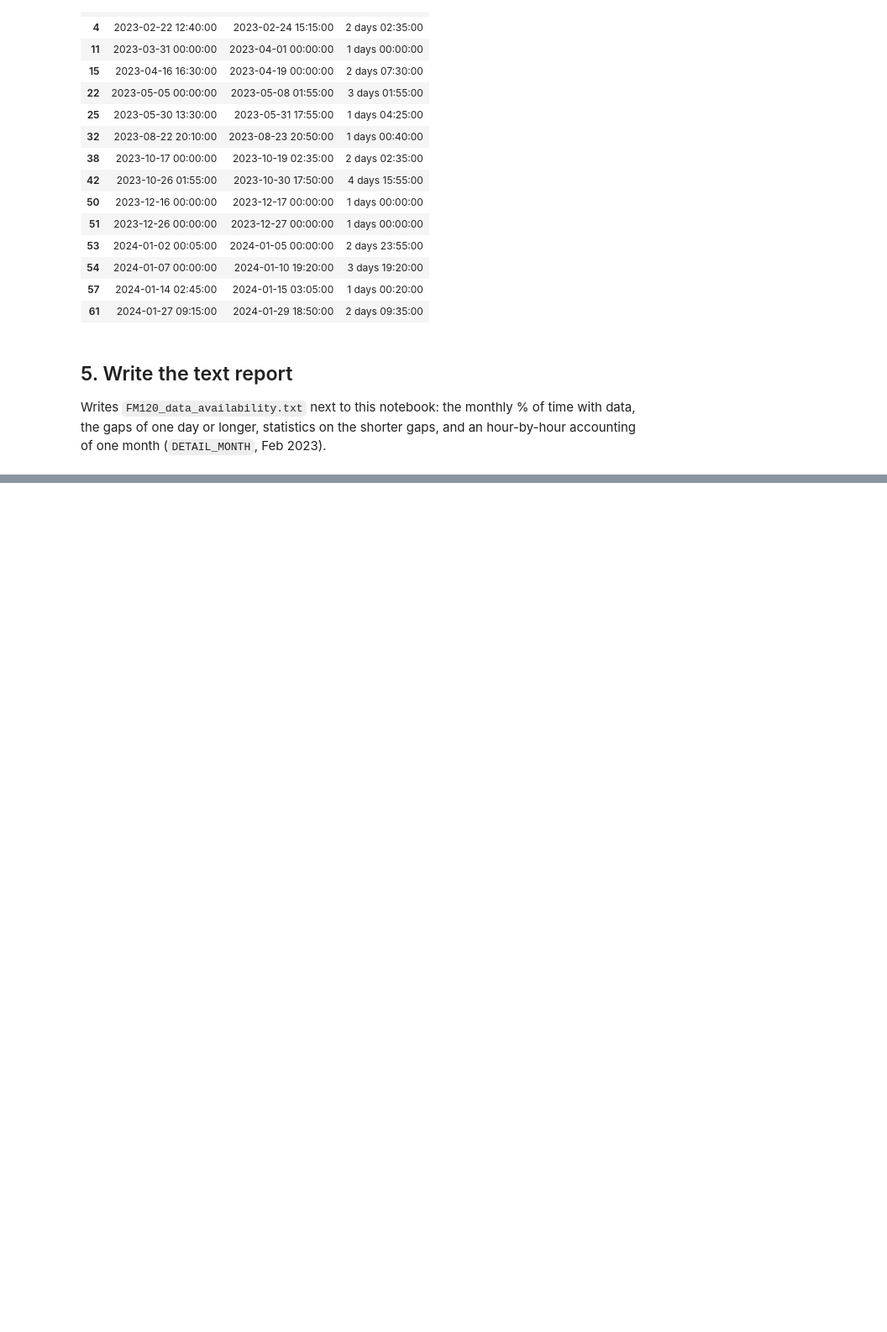
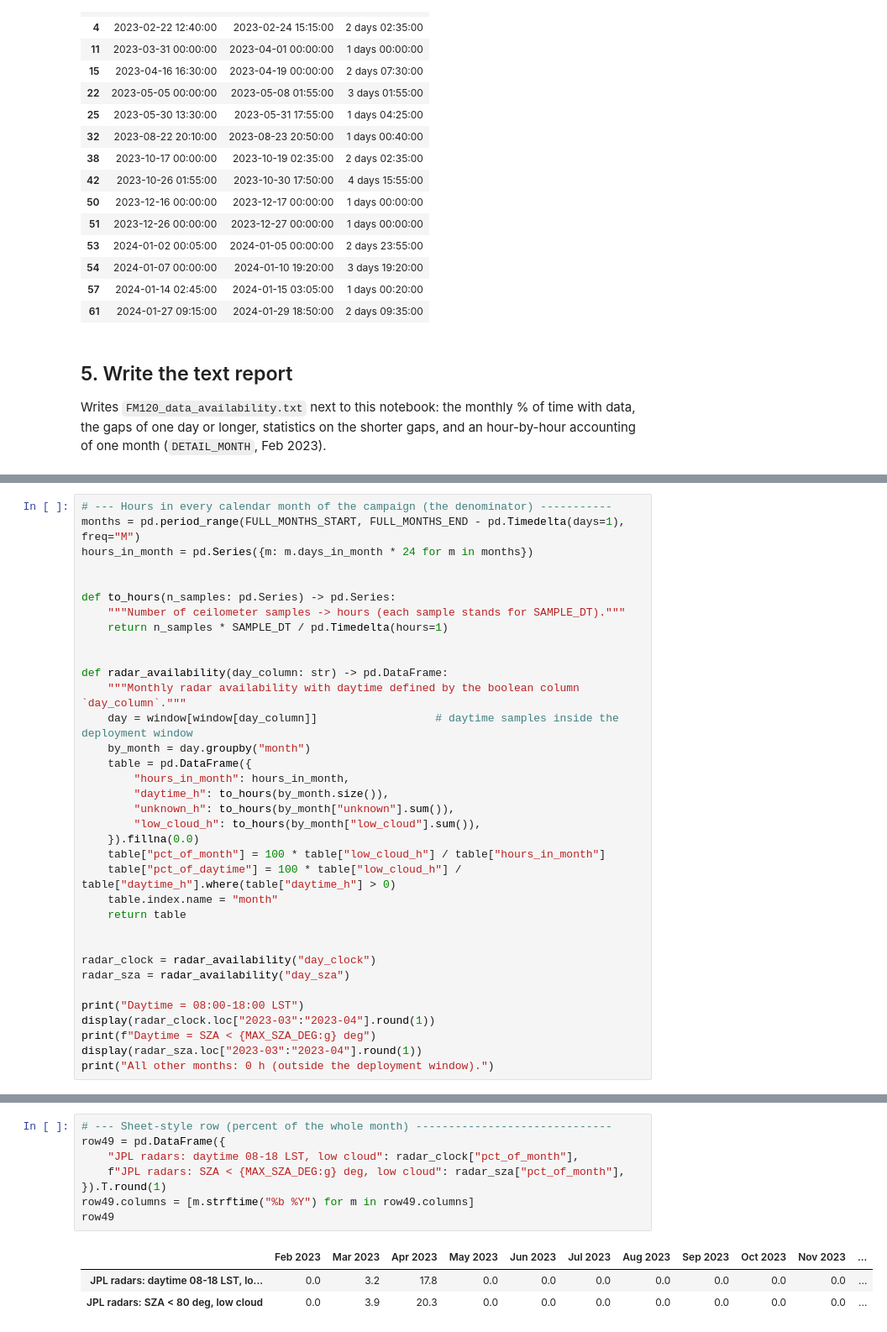
Before and after one commit to andrewjbuggee/Python-Research, a Jupyter notebook: EPCAPE/comparisons/data_availability/data_availability.ipynb, the cells around one changed output, grey strips where cells are left out. Shown at 84% size. Cells and saved outputs as stored; diff of their text form; blank space fills up the shorter version.

```diff
--- a/EPCAPE/comparisons/data_availability/data_availability.ipynb
+++ b/EPCAPE/comparisons/data_availability/data_availability.ipynb
@@ -332,0 +507,35 @@ was no cloud or haze.
+# %%
+# --- Hours in every calendar month of the campaign (the denominator) -----------
+months = pd.period_range(FULL_MONTHS_START, FULL_MONTHS_END - pd.Timedelta(days=1), freq="M")
+hours_in_month = pd.Series({m: m.days_in_month * 24 for m in months})
+
+
+def to_hours(n_samples: pd.Series) -> pd.Series:
+    """Number of ceilometer samples -> hours (each sample stands for SAMPLE_DT)."""
+    return n_samples * SAMPLE_DT / pd.Timedelta(hours=1)
+
+
+def radar_availability(day_column: str) -> pd.DataFrame:
+    """Monthly radar availability with daytime defined by the boolean column `day_column`."""
+    day = window[window[day_column]]                  # daytime samples inside the deployment window
+    by_month = day.groupby("month")
+    table = pd.DataFrame({
+        "hours_in_month": hours_in_month,
+        "daytime_h": to_hours(by_month.size()),
+        "unknown_h": to_hours(by_month["unknown"].sum()),
+        "low_cloud_h": to_hours(by_month["low_cloud"].sum()),
+    }).fillna(0.0)
+    table["pct_of_month"] = 100 * table["low_cloud_h"] / table["hours_in_month"]
+    table["pct_of_daytime"] = 100 * table["low_cloud_h"] / table["daytime_h"].where(table["daytime_h"] > 0)
+    table.index.name = "month"
+    return table
+
+
+radar_clock = radar_availability("day_clock")
+radar_sza = radar_availability("day_sza")
+
+print("Daytime = 08:00-18:00 LST")
+display(radar_clock.loc["2023-03":"2023-04"].round(1))
+print(f"Daytime = SZA < {MAX_SZA_DEG:g} deg")
+display(radar_sza.loc["2023-03":"2023-04"].round(1))
+print("All other months: 0 h (outside the deployment window).")
@@ -332,0 +560,12 @@ was no cloud or haze.
+# %%
+# --- Sheet-style row (percent of the whole month) ------------------------------
+row49 = pd.DataFrame({
+    "JPL radars: daytime 08-18 LST, low cloud": radar_clock["pct_of_month"],
+    f"JPL radars: SZA < {MAX_SZA_DEG:g} deg, low cloud": radar_sza["pct_of_month"],
+}).T.round(1)
+row49.columns = [m.strftime("%b %Y") for m in row49.columns]
+row49
+# %% [output]
+|  | Feb 2023 | Mar 2023 | Apr 2023 | May 2023 | Jun 2023 | Jul 2023 | Aug 2023 | Sep 2023 | Oct 2023 | Nov 2023 | ... |
+| JPL radars: daytime 08-18 LST, lo... | 0.0 | 3.2 | 17.8 | 0.0 | 0.0 | 0.0 | 0.0 | 0.0 | 0.0 | 0.0 | ... |
+| JPL radars: SZA < 80 deg, low cloud | 0.0 | 3.9 | 20.3 | 0.0 | 0.0 | 0.0 | 0.0 | 0.0 | 0.0 | 0.0 | ... |
```
Also changed, not shown: parts of 16 cells of this notebook, 2 other files.
